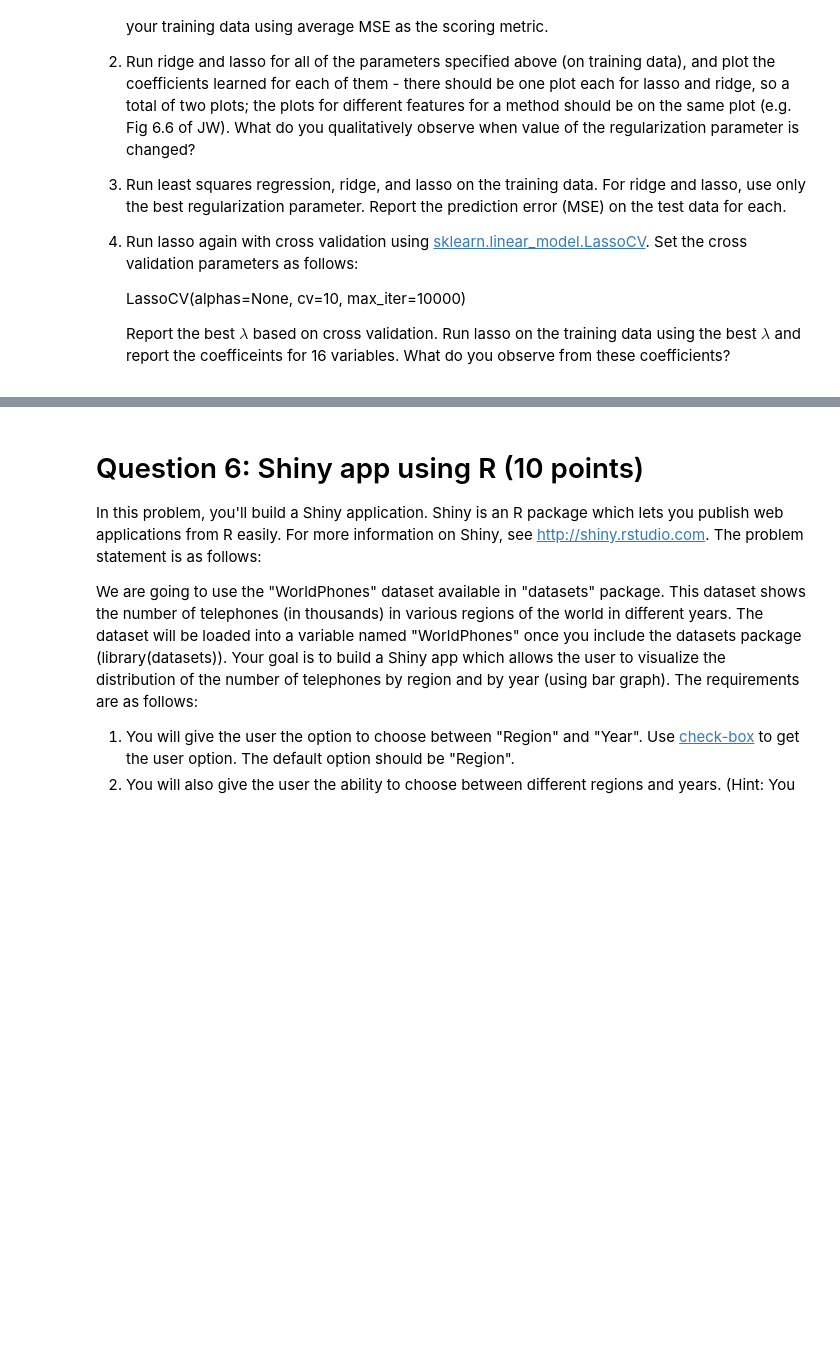
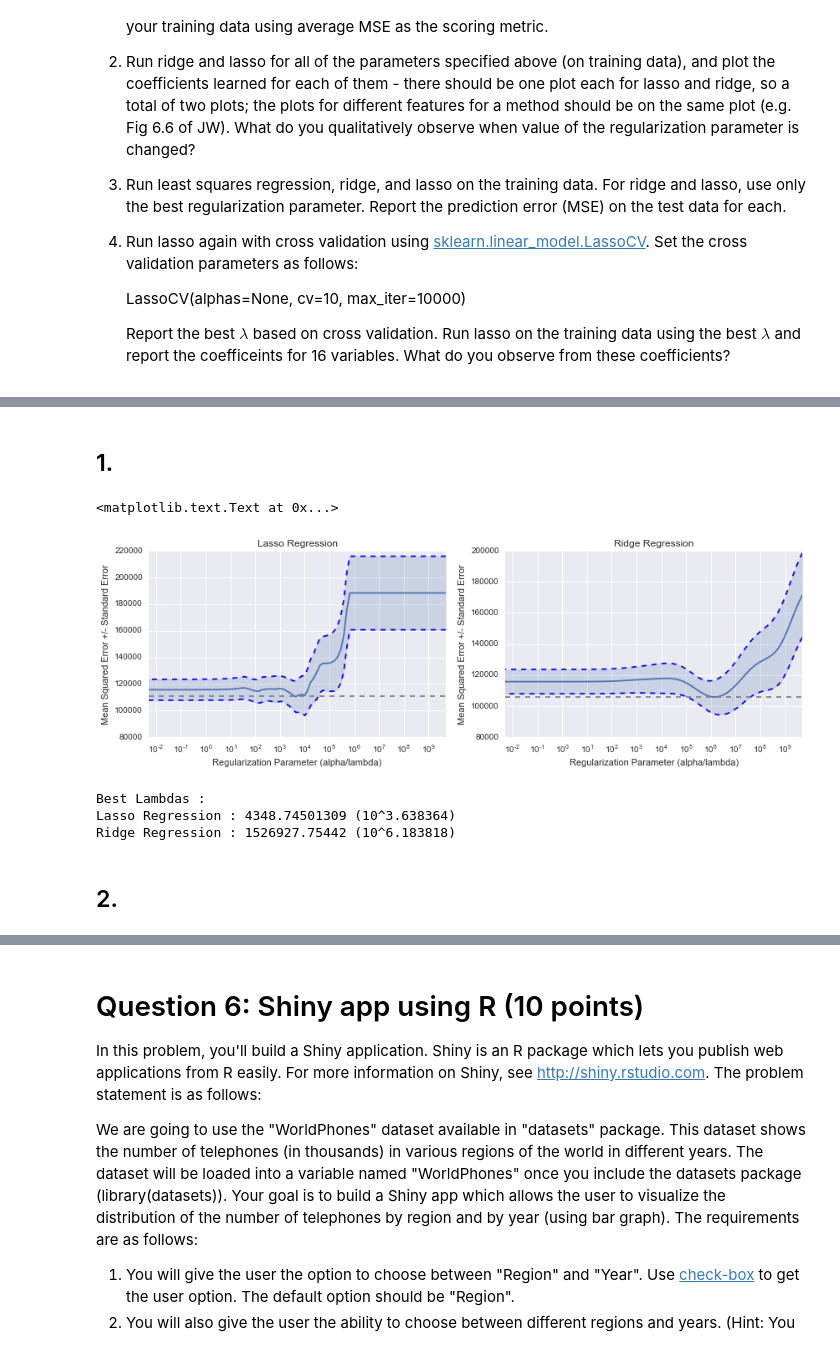
Before and after one commit to brbeckelman/Advanced-Predictive-Modeling-Class, a Jupyter notebook: HW2/HW2-apm382.ipynb, the cells around one changed output, grey strips where cells are left out. Cells and saved outputs as stored; diff of their text form; code cells hidden in the pictures; blank space fills up the shorter version.

```diff
--- a/HW2/HW2-apm382.ipynb
+++ b/HW2/HW2-apm382.ipynb
@@ -326,3 +329,6 @@ wish to predict a baseball player’s Salary using all the 16 performance variab
     LassoCV(alphas=None, cv=10, max_iter=10000)
 
     Report the best $\lambda$ based on cross validation. Run lasso on the training data using the best $\lambda$ and report the coefficeints for 16 variables. What do you observe from these coefficients?
+# %%
+hitters = pd.read_csv('Hitters.csv')
+hitters.head()
@@ -328,0 +342,9 @@ wish to predict a baseball player’s Salary using all the 16 performance variab
+# %%
+# Split data into training set (2/3) and test set (1/3)
+train, test = train_test_split(hitters, test_size = 0.33, random_state = 42)
+x_train = train.drop('Salary', axis=1)
+y_train = train['Salary'].values
+x_test = test.drop('Salary', axis=1)
+y_test = test['Salary'].values
+# %% [markdown]
+## 1.
@@ -328,0 +380,43 @@ wish to predict a baseball player’s Salary using all the 16 performance variab
+# %%
+plt.figure(figsize=(14,4))
+
+# Plot MSE vs. alpha for lasso regression
+plt.subplot(121)
+plt.semilogx(alphas, lasso_scores)
+lasso_stdError = lasso_std / np.sqrt(n_folds)
+plt.semilogx(alphas, lasso_scores + lasso_stdError, 'b--')
+plt.semilogx(alphas, lasso_scores - lasso_stdError, 'b--')
+plt.fill_between(alphas, lasso_scores + lasso_stdError, lasso_scores - lasso_stdError, alpha=0.2)
+plt.axhline(np.min(lasso_scores), linestyle='--', color='.5')
+plt.xlim([alphas[-1], alphas[0]])
+xlabel('Regularization Parameter (alpha/lambda)')
+ylabel('Mean Squared Error +/- Standard Error')
+title('Lasso Regression')
+
+# Plot MSE vs. alpha for ridge regression
+plt.subplot(122)
+plt.semilogx(alphas, ridge_scores)
+ridge_stdError = ridge_std / np.sqrt(n_folds)
+plt.semilogx(alphas, ridge_scores + ridge_stdError, 'b--')
+plt.semilogx(alphas, ridge_scores - ridge_stdError, 'b--')
+plt.fill_between(alphas, ridge_scores + ridge_stdError, ridge_scores - ridge_stdError, alpha=0.2)
+plt.axhline(np.min(ridge_scores), linestyle='--', color='.5')
+plt.xlim([alphas[-1], alphas[0]])
+xlabel('Regularization Parameter (alpha/lambda)')
+ylabel('Mean Squared Error +/- Standard Error')
+title('Ridge Regression')
+# %% [output]
+<matplotlib.text.Text at 0x...>
+[figure, added]
+# %%
+lasso_alpha = alphas[np.argmin(lasso_scores)]
+ridge_alpha = alphas[np.argmin(ridge_scores)]
+print 'Best Lambdas : '
+print 'Lasso Regression :', lasso_alpha, '(10^%f)' % (math.log10(lasso_alpha))
+print 'Ridge Regression :', ridge_alpha, '(10^%f)' % (math.log10(ridge_alpha))
+# %% [output]
+Best Lambdas :
+Lasso Regression : 4348.74501309 (10^3.638364)
+Ridge Regression : 1526927.75442 (10^6.183818)
+# %% [markdown]
+## 2.
```
Also changed, not shown: parts of 15 cells of this notebook.
